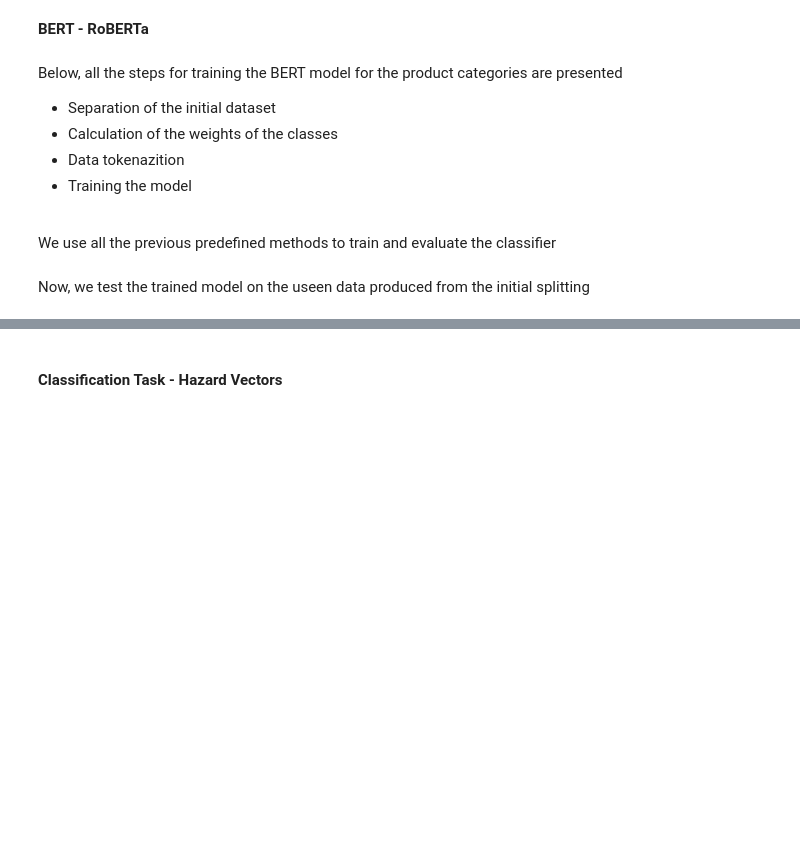
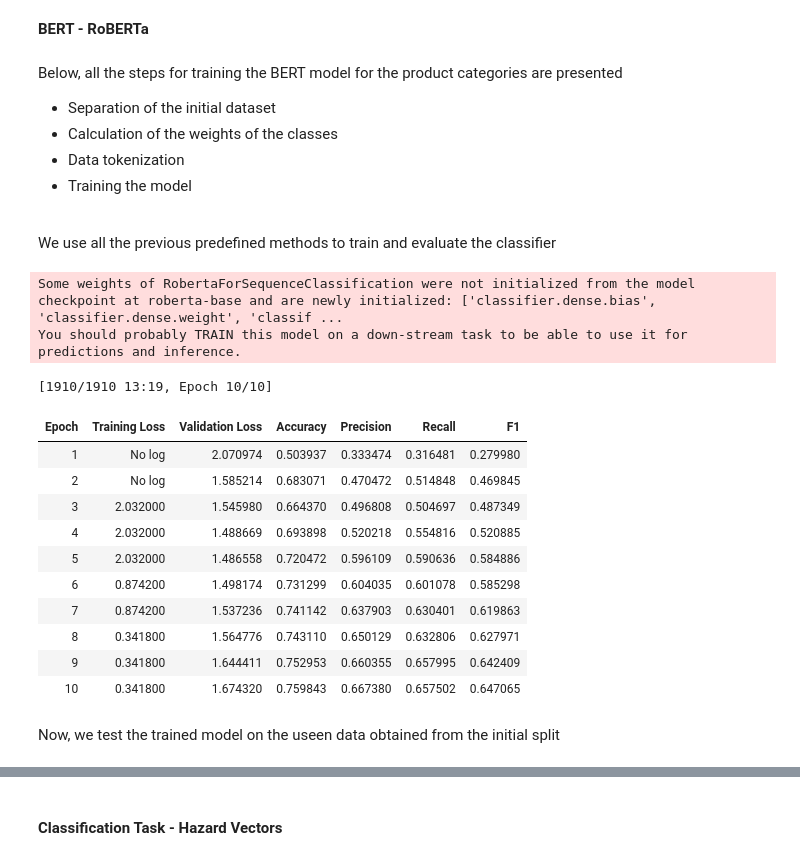
Before and after one commit to DVougioukos/semeval-food-hazard-detection-challenge, a Jupyter notebook: code/classification_benchmark_titles.ipynb, the cells around one changed output, grey strips where cells are left out. Saved outputs shown, nothing was run; the diff lists cells and outputs as text; code cells hidden in the pictures; blank space fills up the shorter version.

```diff
--- a/code/classification_benchmark_titles.ipynb
+++ b/code/classification_benchmark_titles.ipynb
@@ -648,7 +876,7 @@ Below, all the steps for training the BERT model for the product categories are
 
 - Separation of the initial dataset
 - Calculation of the weights of the classes
-- Data tokenazition
+- Data tokenization
 - Training the model
 
 <br>
@@ -657,21 +885,36 @@ We use all the previous predefined methods to train and evaluate the classifier
 # %%
 # Splitting
 train_set, val_set, test_set = split_dataset(
-    product_category_dataset, "product_category_encoded", 0.5
+    product_category_dataset, "product_category_encoded", 0.4
 )
 
 # Calculating class weights
 class_weights = compute_weight(train_set, "product_category_encoded")
 
 # Tokenizating
 train_dataset, val_dataset, test_dataset = tokenize_data(
     train_set, val_set, test_set, "product_category_encoded", "roberta-base"
 )
 
 # Traning
 prod_cat_bert_model = train_model(train_dataset, val_dataset, "roberta-base", 22)
+# %% [output]
+Some weights of RobertaForSequenceClassification were not initialized from the model checkpoint at roberta-base and are newly initialized: ['classifier.dense.bias', 'classifier.dense.weight', 'classif ...
+You should probably TRAIN this model on a down-stream task to be able to use it for predictions and inference.
+[1910/1910 13:19, Epoch 10/10]
+| Epoch | Training Loss | Validation Loss | Accuracy | Precision | Recall | F1 |
+| 1 | No log | 2.070974 | 0.503937 | 0.333474 | 0.316481 | 0.279980 |
+| 2 | No log | 1.585214 | 0.683071 | 0.470472 | 0.514848 | 0.469845 |
+| 3 | 2.032000 | 1.545980 | 0.664370 | 0.496808 | 0.504697 | 0.487349 |
+| 4 | 2.032000 | 1.488669 | 0.693898 | 0.520218 | 0.554816 | 0.520885 |
+| 5 | 2.032000 | 1.486558 | 0.720472 | 0.596109 | 0.590636 | 0.584886 |
+| 6 | 0.874200 | 1.498174 | 0.731299 | 0.604035 | 0.601078 | 0.585298 |
+| 7 | 0.874200 | 1.537236 | 0.741142 | 0.637903 | 0.630401 | 0.619863 |
+| 8 | 0.341800 | 1.564776 | 0.743110 | 0.650129 | 0.632806 | 0.627971 |
+| 9 | 0.341800 | 1.644411 | 0.752953 | 0.660355 | 0.657995 | 0.642409 |
+| 10 | 0.341800 | 1.674320 | 0.759843 | 0.667380 | 0.657502 | 0.647065 |
 # %% [markdown]
-Now, we test the trained model on the useen data produced from the initial splitting
+Now, we test the trained model on the useen data obtained from the initial split
 # %%
 # Testing
 labels_pred, labels_actual = test_model(prod_cat_bert_model, test_dataset)
```
Also changed, not shown: parts of 71 cells of this notebook.
